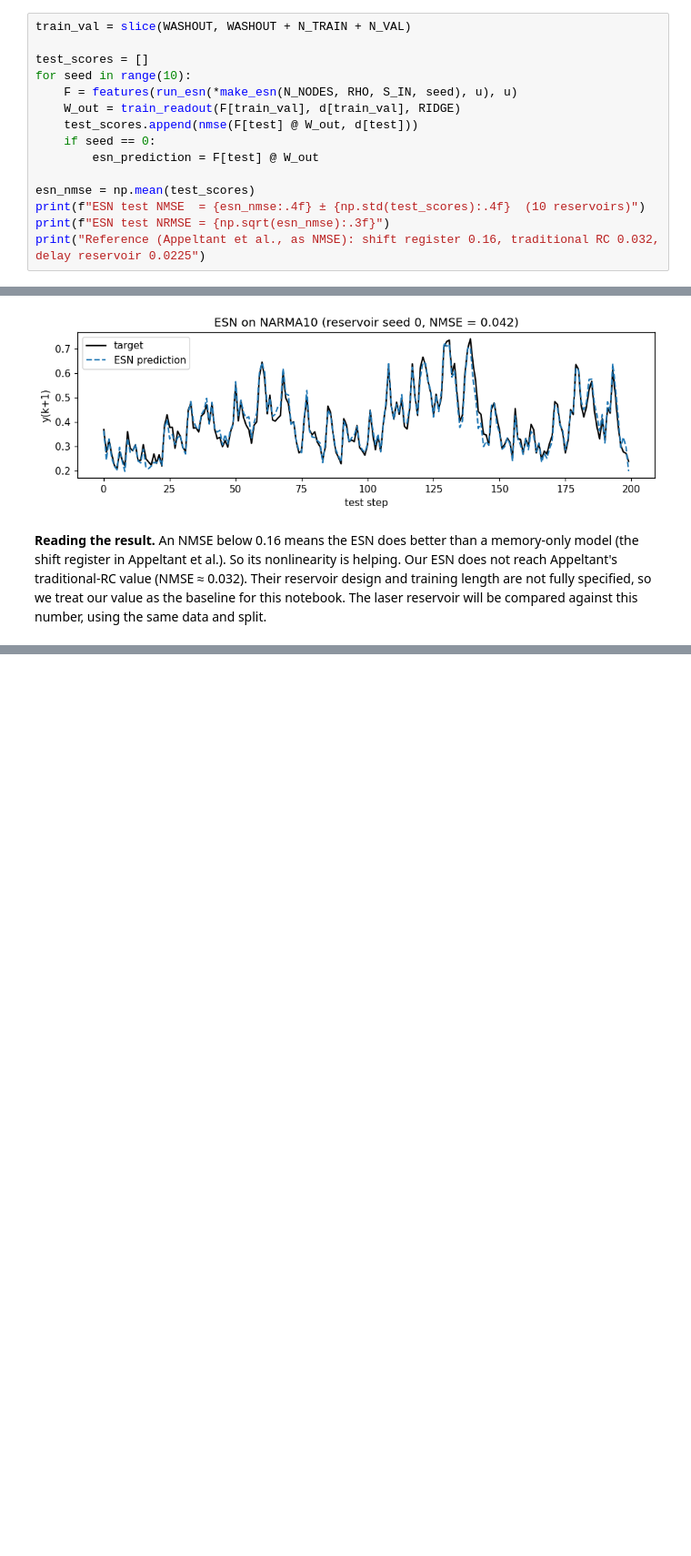
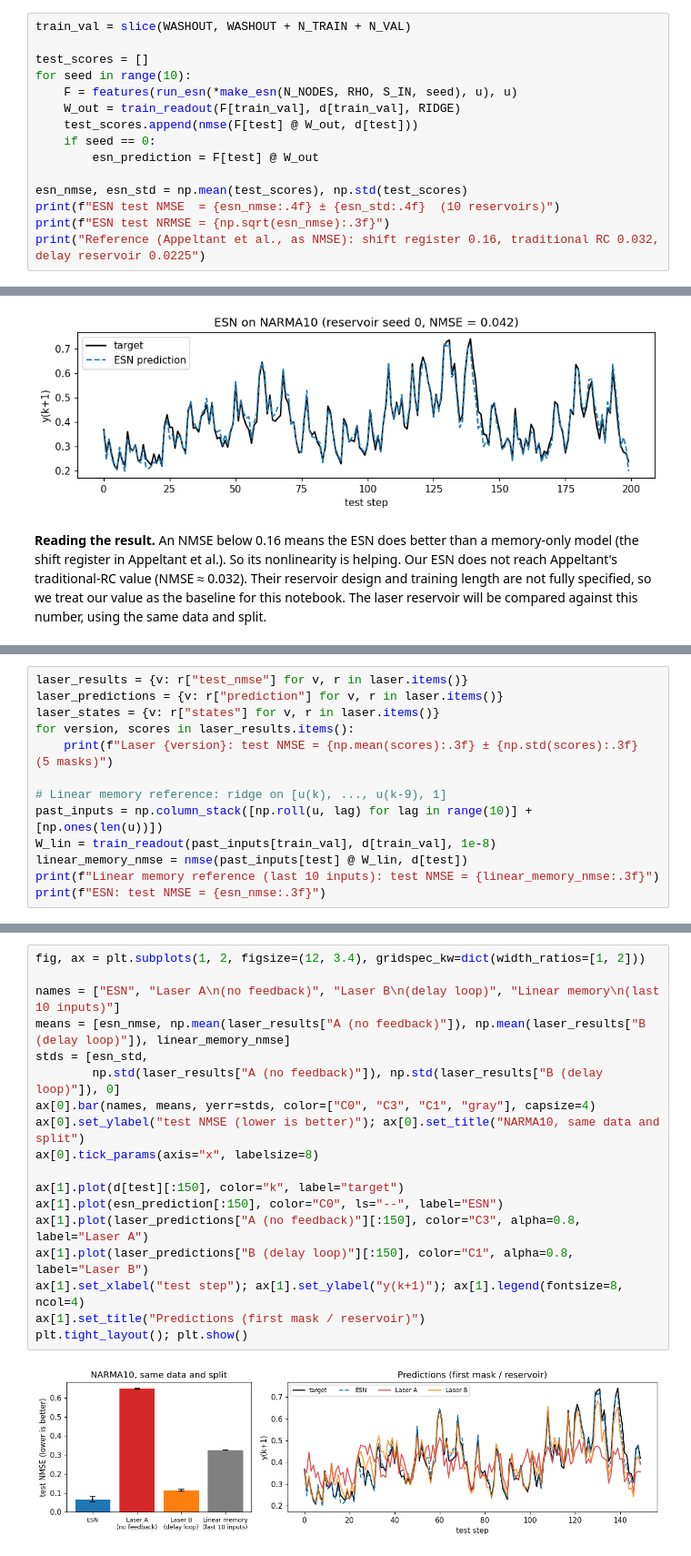
Before and after one commit to lakshsarda137/laser-reservoir-computing, a Jupyter notebook: laser_reservoir.ipynb, the cells around one changed output, grey strips where cells are left out. Shown at 91% size. Drawn from its saved outputs; the diff is of its cells as text; blank space fills up the shorter version.

```diff
--- a/laser_reservoir.ipynb
+++ b/laser_reservoir.ipynb
@@ -153,8 +161,8 @@ for seed in range(10):
     if seed == 0:
         esn_prediction = F[test] @ W_out
 
-esn_nmse = np.mean(test_scores)
-print(f"ESN test NMSE  = {esn_nmse:.4f} ± {np.std(test_scores):.4f}  (10 reservoirs)")
+esn_nmse, esn_std = np.mean(test_scores), np.std(test_scores)
+print(f"ESN test NMSE  = {esn_nmse:.4f} ± {esn_std:.4f}  (10 reservoirs)")
 print(f"ESN test NRMSE = {np.sqrt(esn_nmse):.3f}")
 print("Reference (Appeltant et al., as NMSE): shift register 0.16, traditional RC 0.032, delay reservoir 0.0225")
 # %% [output]
@@ -174,0 +507,13 @@ ax.legend(); plt.tight_layout(); plt.show()
+# %%
+laser_results = {v: r["test_nmse"] for v, r in laser.items()}
+laser_predictions = {v: r["prediction"] for v, r in laser.items()}
+laser_states = {v: r["states"] for v, r in laser.items()}
+for version, scores in laser_results.items():
+    print(f"Laser {version}: test NMSE = {np.mean(scores):.3f} ± {np.std(scores):.3f}  (5 masks)")
+
+# Linear memory reference: ridge on [u(k), ..., u(k-9), 1]
+past_inputs = np.column_stack([np.roll(u, lag) for lag in range(10)] + [np.ones(len(u))])
+W_lin = train_readout(past_inputs[train_val], d[train_val], 1e-8)
+linear_memory_nmse = nmse(past_inputs[test] @ W_lin, d[test])
+print(f"Linear memory reference (last 10 inputs): test NMSE = {linear_memory_nmse:.3f}")
+print(f"ESN: test NMSE = {esn_nmse:.3f}")
@@ -174,0 +525,20 @@ ax.legend(); plt.tight_layout(); plt.show()
+# %%
+fig, ax = plt.subplots(1, 2, figsize=(12, 3.4), gridspec_kw=dict(width_ratios=[1, 2]))
+
+names = ["ESN", "Laser A\n(no feedback)", "Laser B\n(delay loop)", "Linear memory\n(last 10 inputs)"]
+means = [esn_nmse, np.mean(laser_results["A (no feedback)"]), np.mean(laser_results["B (delay loop)"]), linear_memory_nmse]
+stds = [esn_std,
+        np.std(laser_results["A (no feedback)"]), np.std(laser_results["B (delay loop)"]), 0]
+ax[0].bar(names, means, yerr=stds, color=["C0", "C3", "C1", "gray"], capsize=4)
+ax[0].set_ylabel("test NMSE (lower is better)"); ax[0].set_title("NARMA10, same data and split")
+ax[0].tick_params(axis="x", labelsize=8)
+
+ax[1].plot(d[test][:150], color="k", label="target")
+ax[1].plot(esn_prediction[:150], color="C0", ls="--", label="ESN")
+ax[1].plot(laser_predictions["A (no feedback)"][:150], color="C3", alpha=0.8, label="Laser A")
+ax[1].plot(laser_predictions["B (delay loop)"][:150], color="C1", alpha=0.8, label="Laser B")
+ax[1].set_xlabel("test step"); ax[1].set_ylabel("y(k+1)"); ax[1].legend(fontsize=8, ncol=4)
+ax[1].set_title("Predictions (first mask / reservoir)")
+plt.tight_layout(); plt.show()
+# %% [output]
+[figure, added]
```
Also changed, not shown: parts of 26 cells of this notebook, 3 other files.
